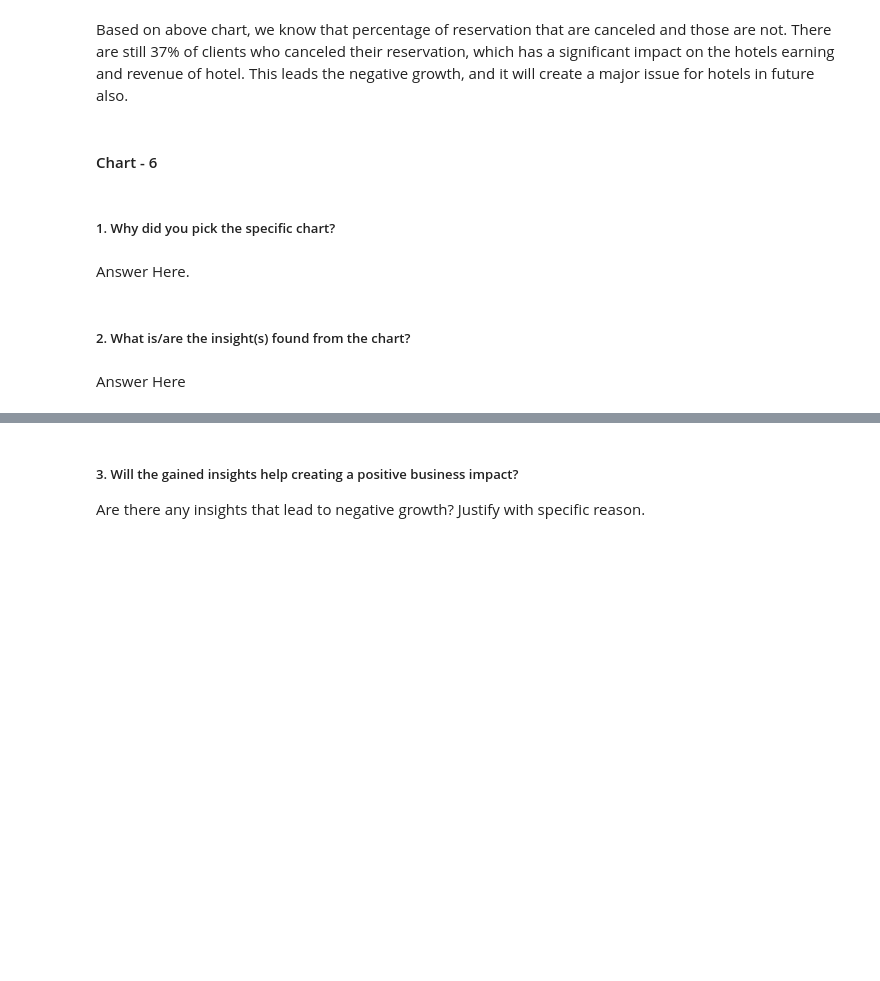
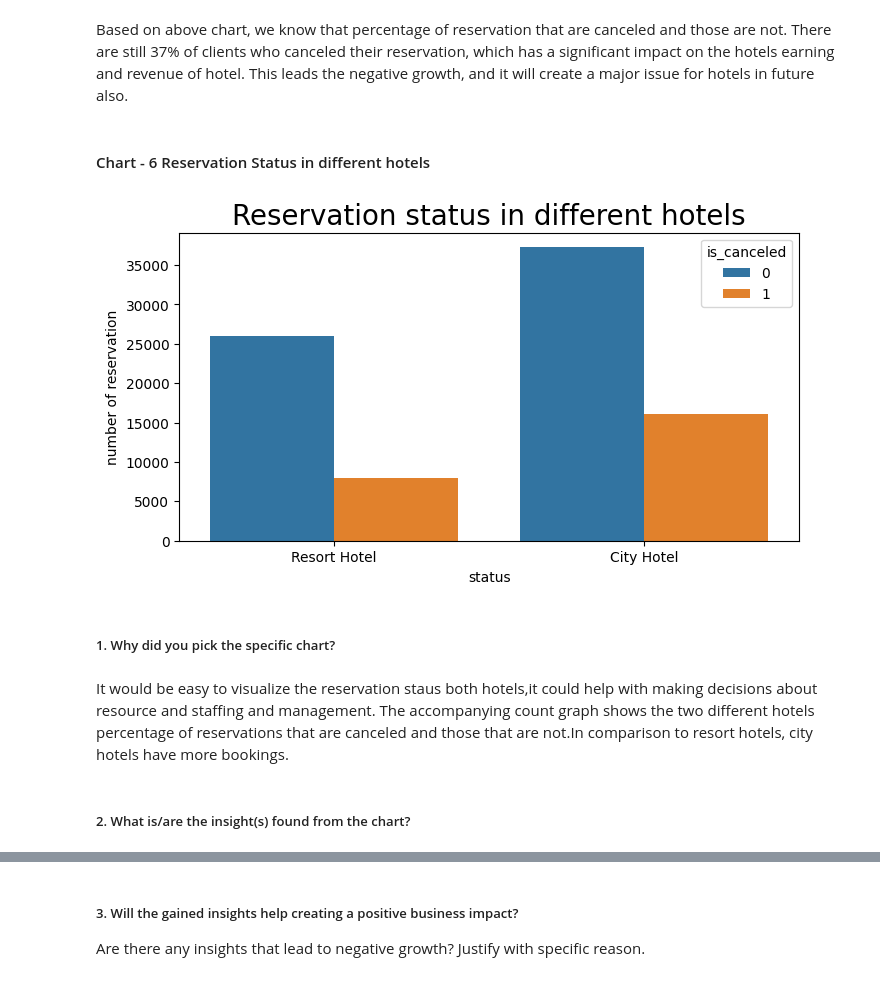
Before and after one commit to Bharatgaur/Almabetter_Projects, a Jupyter notebook: EDA_Project_on_Hotel_Booking_Analysis_.ipynb, the cells around one changed output, grey strips where cells are left out. Drawn from its saved outputs; the diff is of its cells as text; code cells hidden in the pictures; blank space fills up the shorter version.

```diff
--- a/EDA_Project_on_Hotel_Booking_Analysis_.ipynb
+++ b/EDA_Project_on_Hotel_Booking_Analysis_.ipynb
@@ -701,4 +701,4 @@ Are there any insights that lead to negative growth? Justify with specific reaso
 # %% [markdown]
 Based on above chart, we know that percentage of reservation that are canceled and those are not. There are still 37% of clients who canceled their reservation, which has a significant impact on the hotels earning and revenue of hotel. This leads the negative growth, and it will create a major issue for hotels in future also.
 # %% [markdown]
-#### Chart - 6
+#### Chart - 6 Reservation Status in different hotels
@@ -707,8 +705,18 @@ Based on above chart, we know that percentage of reservation that are canceled a
+# %%
+# Chart - 6 visualization code
+plt.figure(figsize =(8,4))
+ax1 = sns.countplot(x = 'hotel', hue = 'is_canceled',data = Hotel_Booking_df)
+
+plt.title ('Reservation status in different hotels', size = 20)
+plt.xlabel('status')
+plt.ylabel('number of reservation')
+plt.show()
+# %% [output]
+[figure, added]
 # %% [markdown]
 ##### 1. Why did you pick the specific chart?
-# %% [markdown]
-Answer Here.
+# %% [markdown]
+It would be easy to visualize  the reservation staus both hotels,it could help with making decisions about resource and staffing and management.
+The accompanying count graph shows the two different hotels percentage of reservations that are canceled and those that are not.In comparison to resort hotels, city hotels have more bookings.
 # %% [markdown]
 ##### 2. What is/are the insight(s) found from the chart?
-# %% [markdown]
-Answer Here
```
Also changed, not shown: parts of 94 cells of this notebook.
